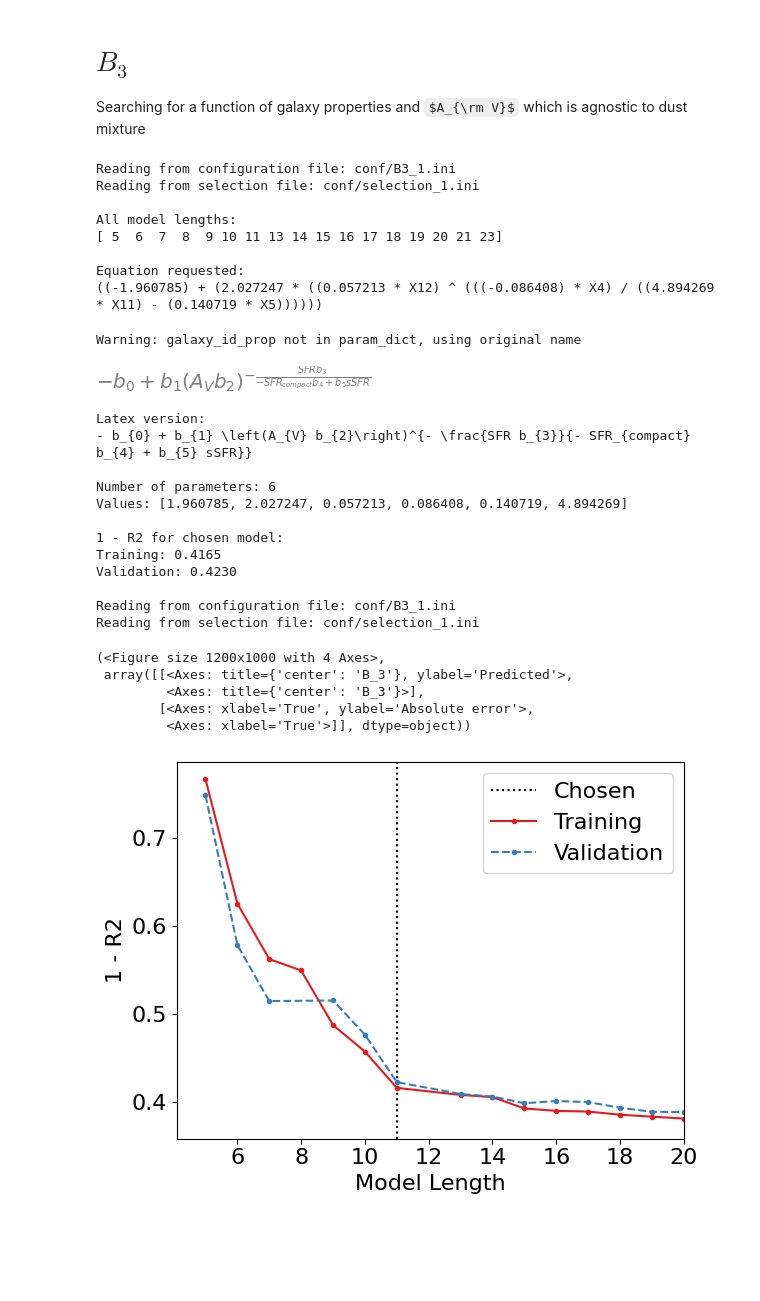
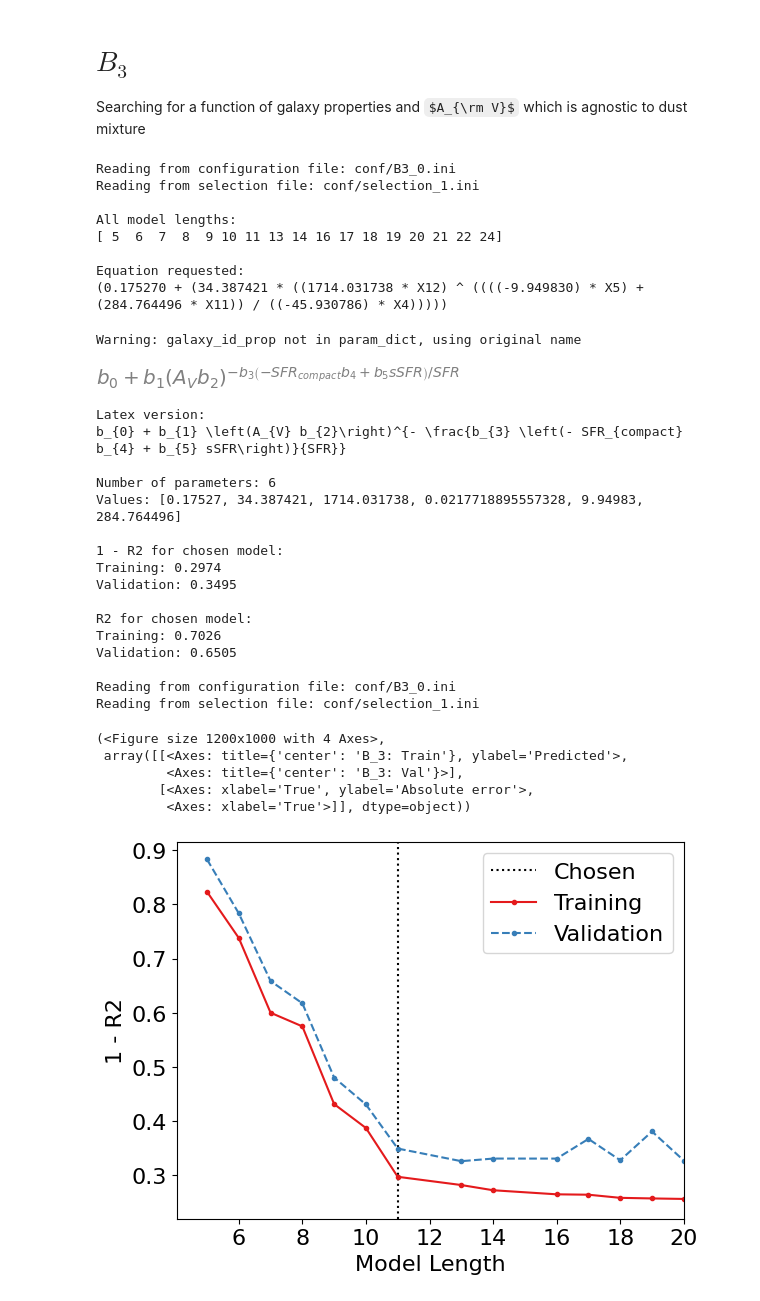
Before and after one commit to maho3/iob-attenuation, a Jupyter notebook: gal_props/gal_prop_results.ipynb, the cells around one changed output. Drawn from its saved outputs; the diff is of its cells as text; code cells hidden in the pictures; some formulas as TeX source; blank space fills up the shorter version.

```diff
--- a/gal_props/gal_prop_results.ipynb
+++ b/gal_props/gal_prop_results.ipynb
@@ -166,36 +449,58 @@ processing_fun.plot_pareto(ini_file, ilen=ilen, yvar='R2', yscale='linear', loss
 Searching for a function of galaxy properties and $A_{\rm V}$ which is agnostic to dust mixture
 # %%
 ini_file = 'conf/B3_0.ini'; ilen = 11
-ini_file = 'conf/B3_1.ini'; ilen = 11
+# ini_file = 'conf/B3_1.ini'; ilen = 13
+# ini_file = 'conf/B3_2.ini'; ilen = 11
+
+# B3_0 and B3_2 are very similar expressions
+# Worried that based of expression for B3_1 could be negative - problems raising to a power
+# B3_0 seems the best of the three
+
+# B3_0.ini, ilen=11
+# R2 train = 0.7026
+# R2 val = 0.6505
+
+# B3_1.ini, ilen=13
+# R2 train = 0.7104
+# R2 val = 0.6683
+
+# B3_2.ini, ilen=11
+# R2 train = 0.6820
+# R2 val = 0.6424
+
 
 processing_fun.plot_pareto(ini_file, ilen=ilen, yvar='R2', yscale='linear', loss_max=1.0)
 processing_fun.prediction_plots(ini_file, ilen=ilen, frac_error=False)
 # %% [output]
-Reading from configuration file: conf/B3_1.ini
+Reading from configuration file: conf/B3_0.ini
 Reading from selection file: conf/selection_1.ini
 
 All model lengths:
-[ 5  6  7  8  9 10 11 13 14 15 16 17 18 19 20 21 23]
+[ 5  6  7  8  9 10 11 13 14 16 17 18 19 20 21 22 24]
 
 Equation requested:
-((-1.960785) + (2.027247 * ((0.057213 * X12) ^ (((-0.086408) * X4) / ((4.894269 * X11) - (0.140719 * X5))))))
+(0.175270 + (34.387421 * ((1714.031738 * X12) ^ ((((-9.949830) * X5) + (284.764496 * X11)) / ((-45.930786) * X4)))))
 Warning: galaxy_id_prop not in param_dict, using original name
-[figure, old version]
+[figure, new version]
 Latex version:
-- b_{0} + b_{1} \left(A_{V} b_{2}\right)^{- \frac{SFR b_{3}}{- SFR_{compact} b_{4} + b_{5} sSFR}}
+b_{0} + b_{1} \left(A_{V} b_{2}\right)^{- \frac{b_{3} \left(- SFR_{compact} b_{4} + b_{5} sSFR\right)}{SFR}}
 
 Number of parameters: 6
-Values: [1.960785, 2.027247, 0.057213, 0.086408, 0.140719, 4.894269]
+Values: [0.17527, 34.387421, 1714.031738, 0.0217718895557328, 9.94983, 284.764496]
 
 1 - R2 for chosen model:
-Training: 0.4165
-Validation: 0.4230
+Training: 0.2974
+Validation: 0.3495
 
-Reading from configuration file: conf/B3_1.ini
+R2 for chosen model:
+Training: 0.7026
+Validation: 0.6505
+
+Reading from configuration file: conf/B3_0.ini
 Reading from selection file: conf/selection_1.ini
 (<Figure size 1200x1000 with 4 Axes>,
- array([[<Axes: title={'center': 'B_3'}, ylabel='Predicted'>,
-         <Axes: title={'center': 'B_3'}>],
+ array([[<Axes: title={'center': 'B_3: Train'}, ylabel='Predicted'>,
+         <Axes: title={'center': 'B_3: Val'}>],
         [<Axes: xlabel='True', ylabel='Absolute error'>,
          <Axes: xlabel='True'>]], dtype=object))
-[figure, old version]
+[figure, new version]
```
Also changed, not shown: parts of 9 cells of this notebook, 31 other files.
